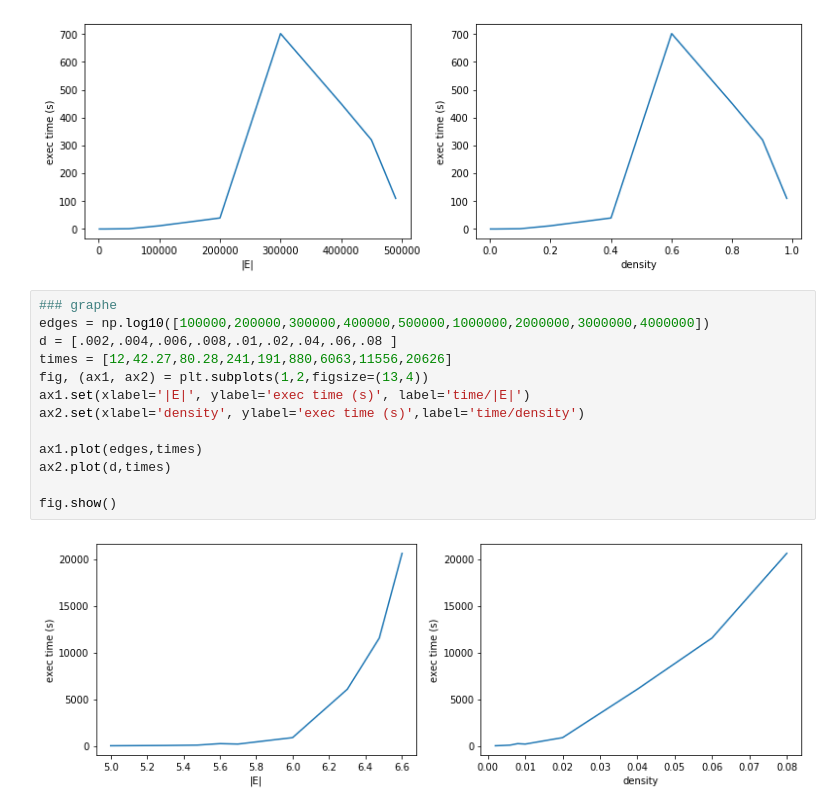
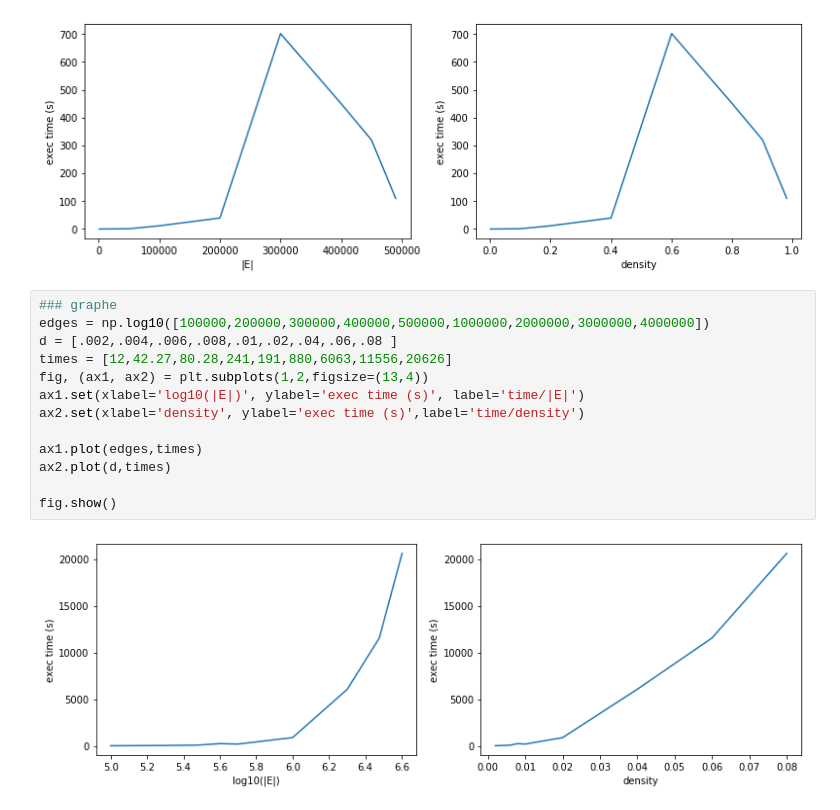
Before and after one commit to DridriLaBastos/TER, a Jupyter notebook: graph.ipynb, the cells around one changed output. Cells and saved outputs as stored; diff of their text form.

```diff
--- a/graph.ipynb
+++ b/graph.ipynb
@@ -35,15 +35,15 @@ fig.show()
 # %%
 ### graphe
 edges = np.log10([100000,200000,300000,400000,500000,1000000,2000000,3000000,4000000])
 d = [.002,.004,.006,.008,.01,.02,.04,.06,.08 ]
 times = [12,42.27,80.28,241,191,880,6063,11556,20626]
 fig, (ax1, ax2) = plt.subplots(1,2,figsize=(13,4))
-ax1.set(xlabel='|E|', ylabel='exec time (s)', label='time/|E|')
+ax1.set(xlabel='log10(|E|)', ylabel='exec time (s)', label='time/|E|')
 ax2.set(xlabel='density', ylabel='exec time (s)',label='time/density')
 
 ax1.plot(edges,times)
 ax2.plot(d,times)
 
 fig.show()
 # %% [output]
-[figure, old version]
+[figure, new version]
```
Also changed, not shown: parts of 1 cell of this notebook, 4 other files.
